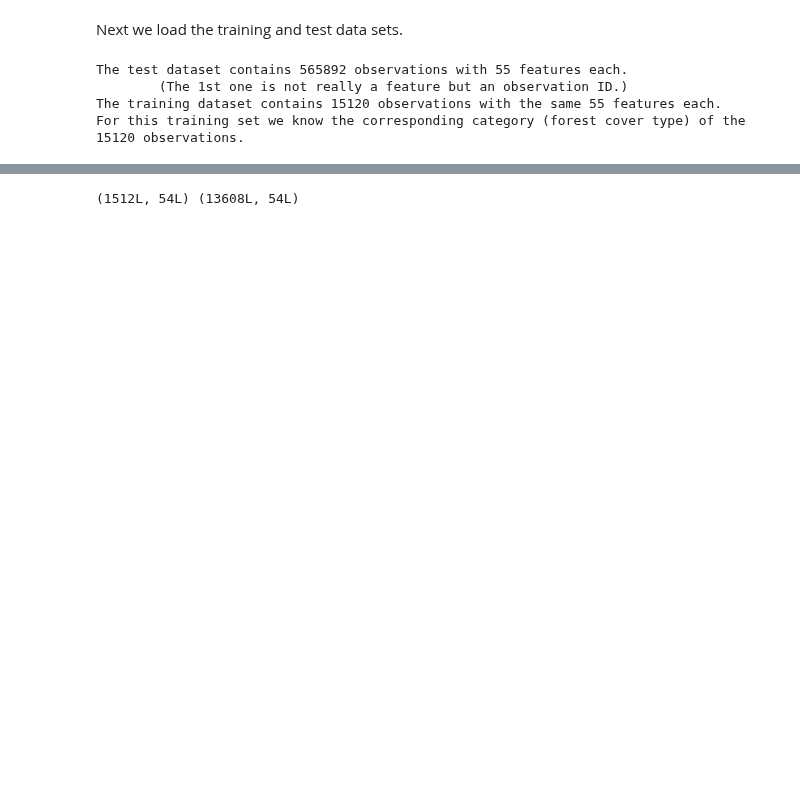
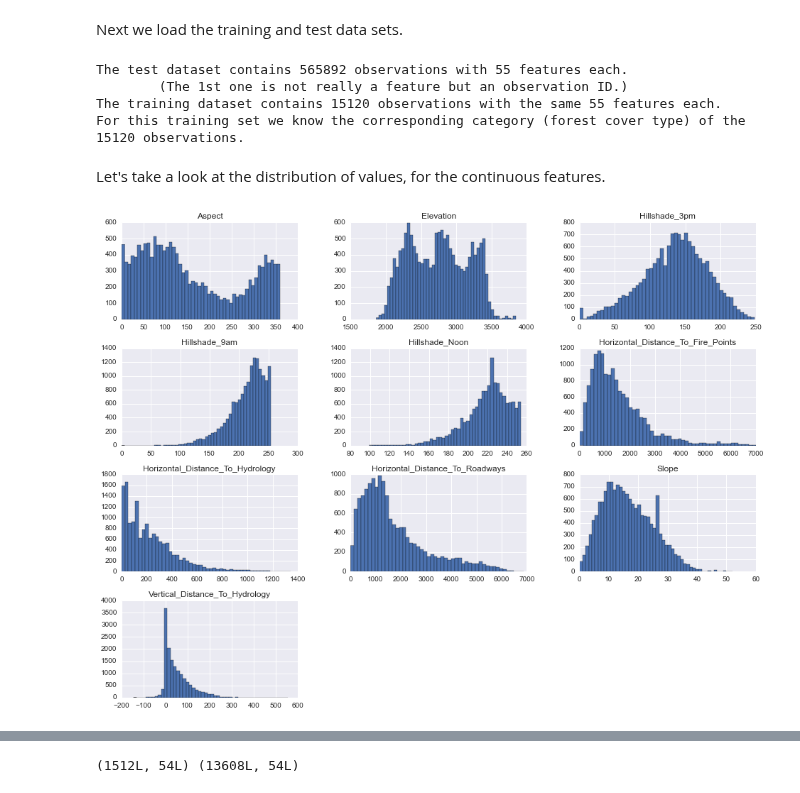
Before and after one commit to juanjocarin/W207-final-project, a Jupyter notebook: Forest/W207-Carin_Mahmud_Sakhamuri.ipynb, the cells around one changed output, grey strips where cells are left out. Saved outputs shown, nothing was run; the diff lists cells and outputs as text; code cells hidden in the pictures; blank space fills up the shorter version.

```diff
--- a/Forest/W207-Carin_Mahmud_Sakhamuri.ipynb
+++ b/Forest/W207-Carin_Mahmud_Sakhamuri.ipynb
@@ -145,3 +160,11 @@ The test dataset contains 565892 observations with 55 features each.
         (The 1st one is not really a feature but an observation ID.)
 The training dataset contains 15120 observations with the same 55 features each.
 For this training set we know the corresponding category (forest cover type) of the 15120 observations.
+# %% [markdown]
+Let's take a look at the distribution of values, for the continuous features.
+# %%
+Train_panda = pd.read_csv('train.csv')
+Train_panda.ix[:,1:11].hist(figsize=(16,12),bins=50)
+plt.show()
+# %% [output]
+[figure, added]
```
Also changed, not shown: parts of 72 cells of this notebook.
